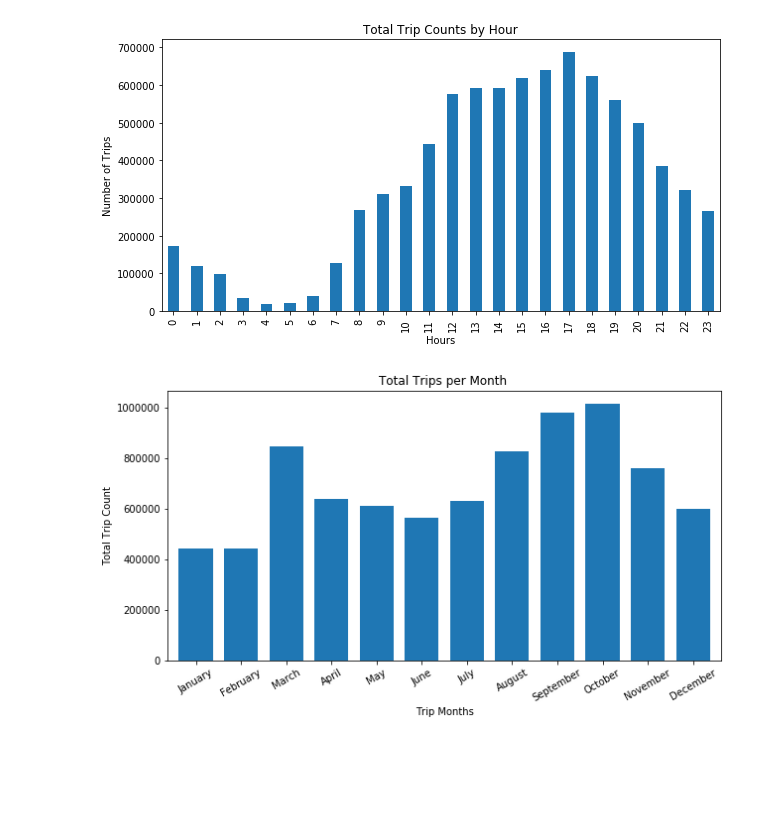
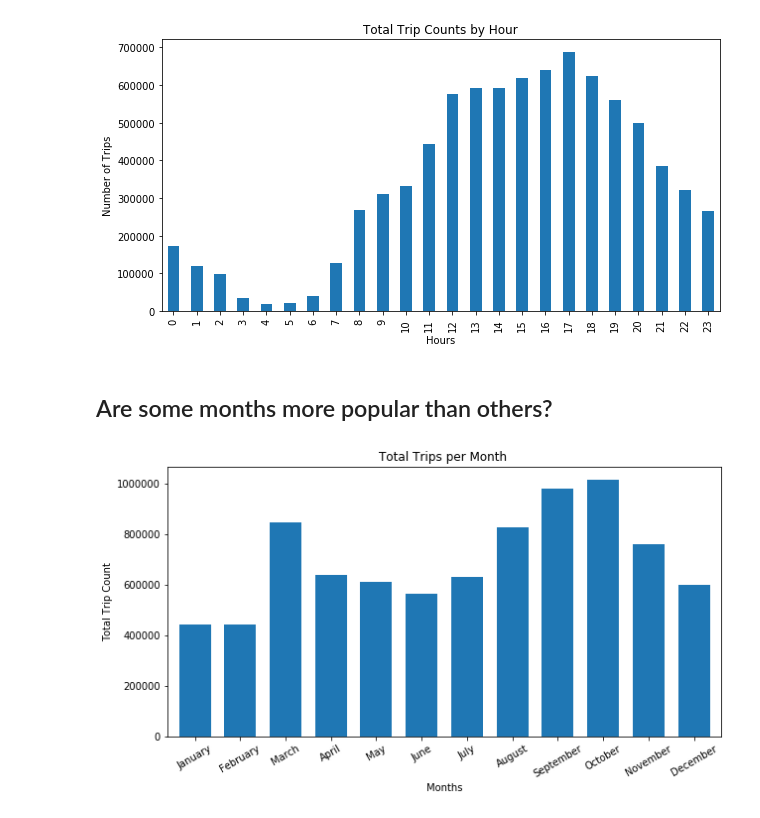
Before and after one commit to sheetalbongale/Scooters-In-Austin-Data-Analysis, a Jupyter notebook: notebooks/shared_mobility_AODP/data_story_sm.ipynb, the cells around one changed output. Drawn from its saved outputs; the diff is of its cells as text; code cells hidden in the pictures; blank space fills up the shorter version.

```diff
--- a/notebooks/shared_mobility_AODP/data_story_sm.ipynb
+++ b/notebooks/shared_mobility_AODP/data_story_sm.ipynb
@@ -49,17 +52,19 @@ plt.show()
 #now shows correct plot with sorted xticks
 # %% [output]
 [figure]
+# %% [markdown]
+## Are some months more popular than others?
 # %%
 monthly_total = pd.DataFrame(df['Month'].value_counts()).sort_index()
 import calendar
 mn=[calendar.month_name[int(x)] for x in monthly_total.index.values.tolist()]
 
-monthly_chart = monthly_total.plot.bar(title = "Total Trips per Month ",width = 0.75,figsize = (10,5),rot = 30, legend = False)
+monthly_chart = monthly_total.plot.bar(title = "Total Trips per Month ",width = 0.7,figsize = (10,5),rot = 30, legend = False)
 monthly_chart.set_xticklabels(mn)
-monthly_chart.set_xlabel("Trip Months")
+monthly_chart.set_xlabel("Months")
 monthly_chart.set_ylabel("Total Trip Count")
 plt.savefig("Plots/trips_per_month1.png")
 plt.show()
 #now shows correct plot with sorted months
 # %% [output]
-[figure, old version]
+[figure, new version]
```
Also changed, not shown: parts of 29 cells of this notebook, 13 other files.
